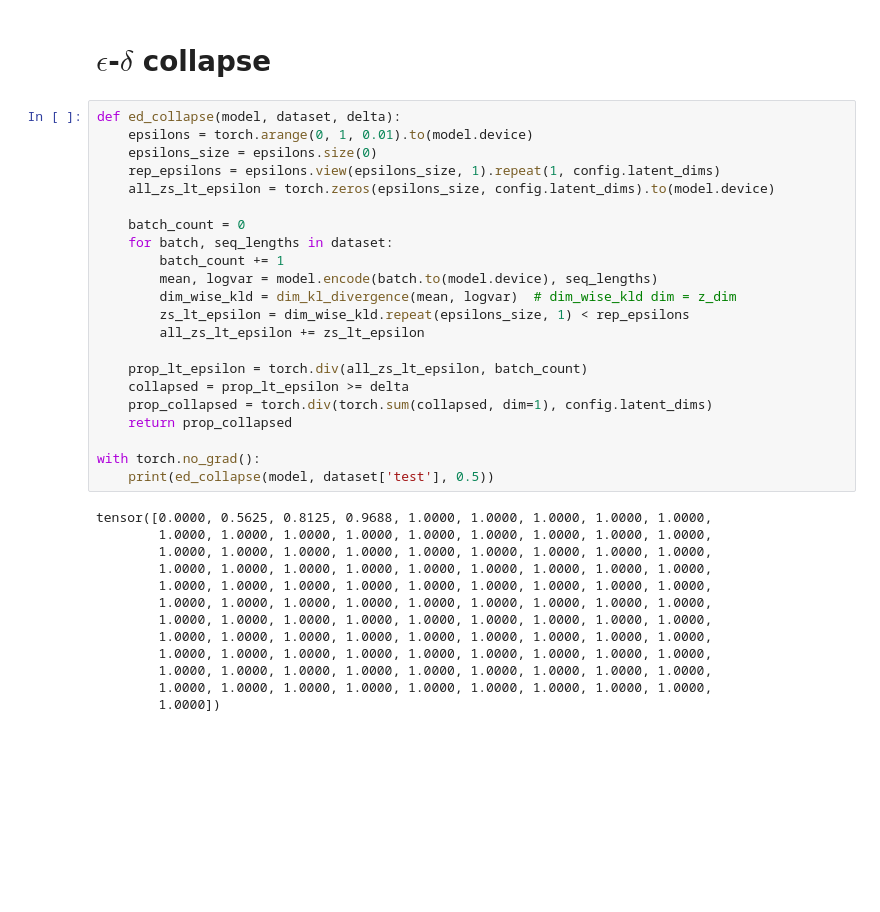
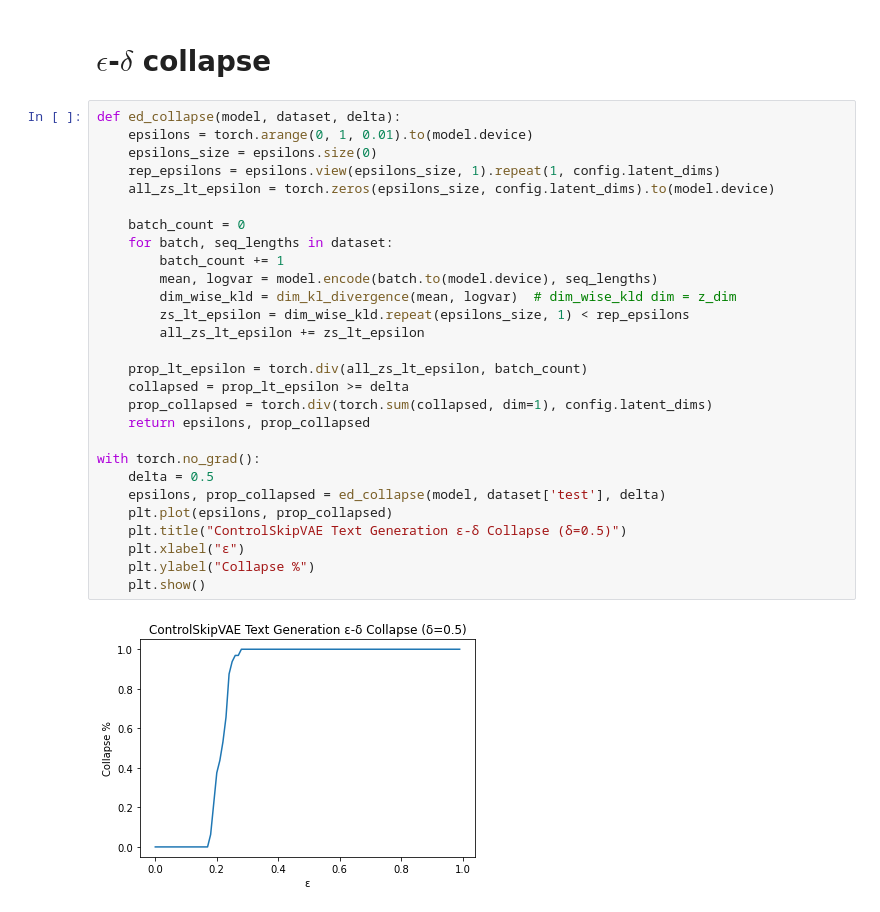
Before and after one commit to guanjiew/VAE-on-Posterior-Collapse, a Jupyter notebook: ControlVAE_Text_Generation.ipynb, the cells around one changed output. Saved outputs shown, nothing was run; the diff lists cells and outputs as text; blank space fills up the shorter version.

Commit message:
Plot ed collapse (text gen)

```diff
--- a/ControlVAE_Text_Generation.ipynb
+++ b/ControlVAE_Text_Generation.ipynb
@@ -577,35 +579,30 @@ tensor(0.3526)
 # %%
 def ed_collapse(model, dataset, delta):
     epsilons = torch.arange(0, 1, 0.01).to(model.device)
     epsilons_size = epsilons.size(0)
     rep_epsilons = epsilons.view(epsilons_size, 1).repeat(1, config.latent_dims)
     all_zs_lt_epsilon = torch.zeros(epsilons_size, config.latent_dims).to(model.device)
 
     batch_count = 0
     for batch, seq_lengths in dataset:
         batch_count += 1
         mean, logvar = model.encode(batch.to(model.device), seq_lengths)
         dim_wise_kld = dim_kl_divergence(mean, logvar)  # dim_wise_kld dim = z_dim
         zs_lt_epsilon = dim_wise_kld.repeat(epsilons_size, 1) < rep_epsilons
         all_zs_lt_epsilon += zs_lt_epsilon
 
     prop_lt_epsilon = torch.div(all_zs_lt_epsilon, batch_count)
     collapsed = prop_lt_epsilon >= delta
     prop_collapsed = torch.div(torch.sum(collapsed, dim=1), config.latent_dims)
-    return prop_collapsed
+    return epsilons, prop_collapsed
 
 with torch.no_grad():
-    print(ed_collapse(model, dataset['test'], 0.5))
+    delta = 0.5
+    epsilons, prop_collapsed = ed_collapse(model, dataset['test'], delta)
+    plt.plot(epsilons, prop_collapsed)
+    plt.title("ControlSkipVAE Text Generation ε-δ Collapse (δ=0.5)")
+    plt.xlabel("ε")
+    plt.ylabel("Collapse %")
+    plt.show()
 # %% [output]
-tensor([0.0000, 0.5625, 0.8125, 0.9688, 1.0000, 1.0000, 1.0000, 1.0000, 1.0000,
-        1.0000, 1.0000, 1.0000, 1.0000, 1.0000, 1.0000, 1.0000, 1.0000, 1.0000,
-        1.0000, 1.0000, 1.0000, 1.0000, 1.0000, 1.0000, 1.0000, 1.0000, 1.0000,
-        1.0000, 1.0000, 1.0000, 1.0000, 1.0000, 1.0000, 1.0000, 1.0000, 1.0000,
-        1.0000, 1.0000, 1.0000, 1.0000, 1.0000, 1.0000, 1.0000, 1.0000, 1.0000,
-        1.0000, 1.0000, 1.0000, 1.0000, 1.0000, 1.0000, 1.0000, 1.0000, 1.0000,
-        1.0000, 1.0000, 1.0000, 1.0000, 1.0000, 1.0000, 1.0000, 1.0000, 1.0000,
-        1.0000, 1.0000, 1.0000, 1.0000, 1.0000, 1.0000, 1.0000, 1.0000, 1.0000,
-        1.0000, 1.0000, 1.0000, 1.0000, 1.0000, 1.0000, 1.0000, 1.0000, 1.0000,
-        1.0000, 1.0000, 1.0000, 1.0000, 1.0000, 1.0000, 1.0000, 1.0000, 1.0000,
-        1.0000, 1.0000, 1.0000, 1.0000, 1.0000, 1.0000, 1.0000, 1.0000, 1.0000,
-        1.0000])
+[figure, added]
```
Also changed, not shown: parts of 6 cells of this notebook.
